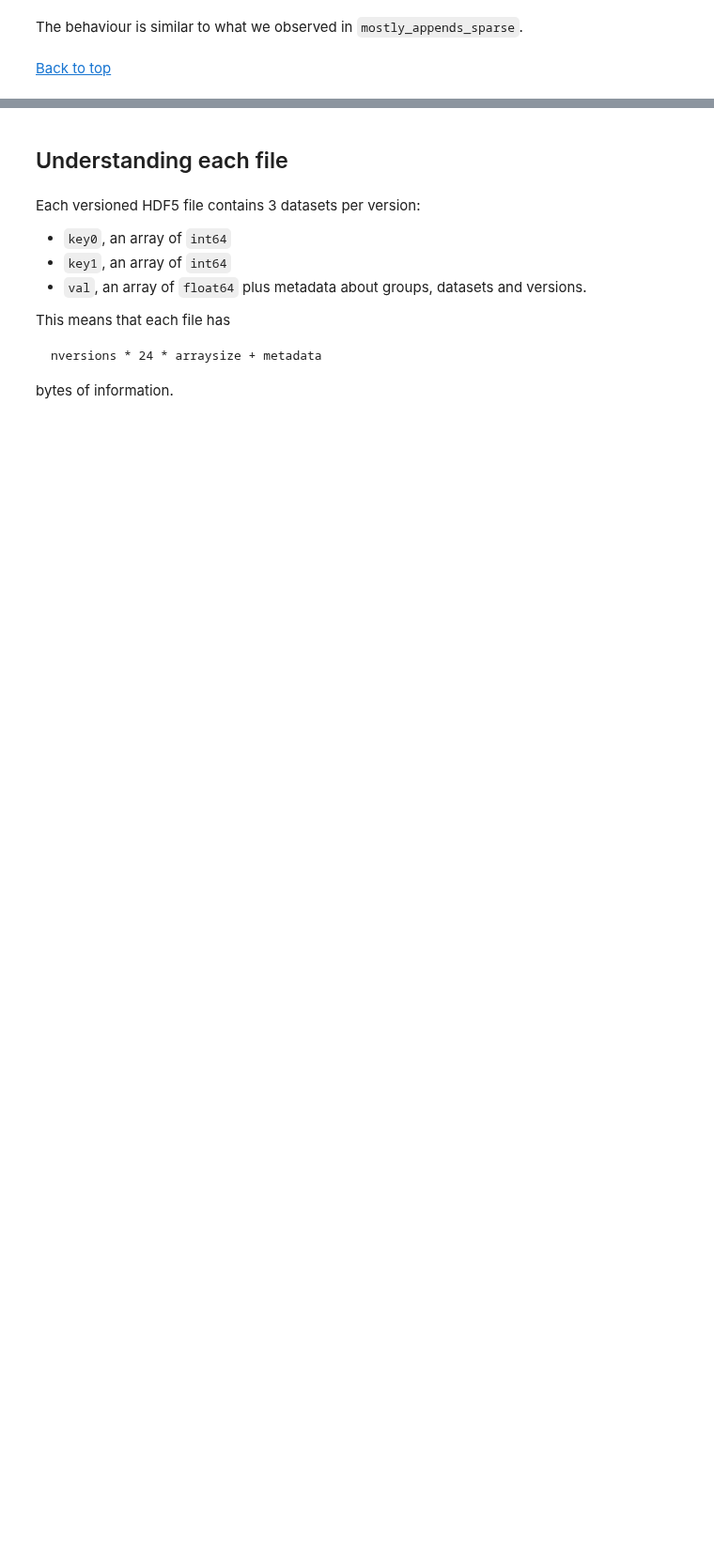
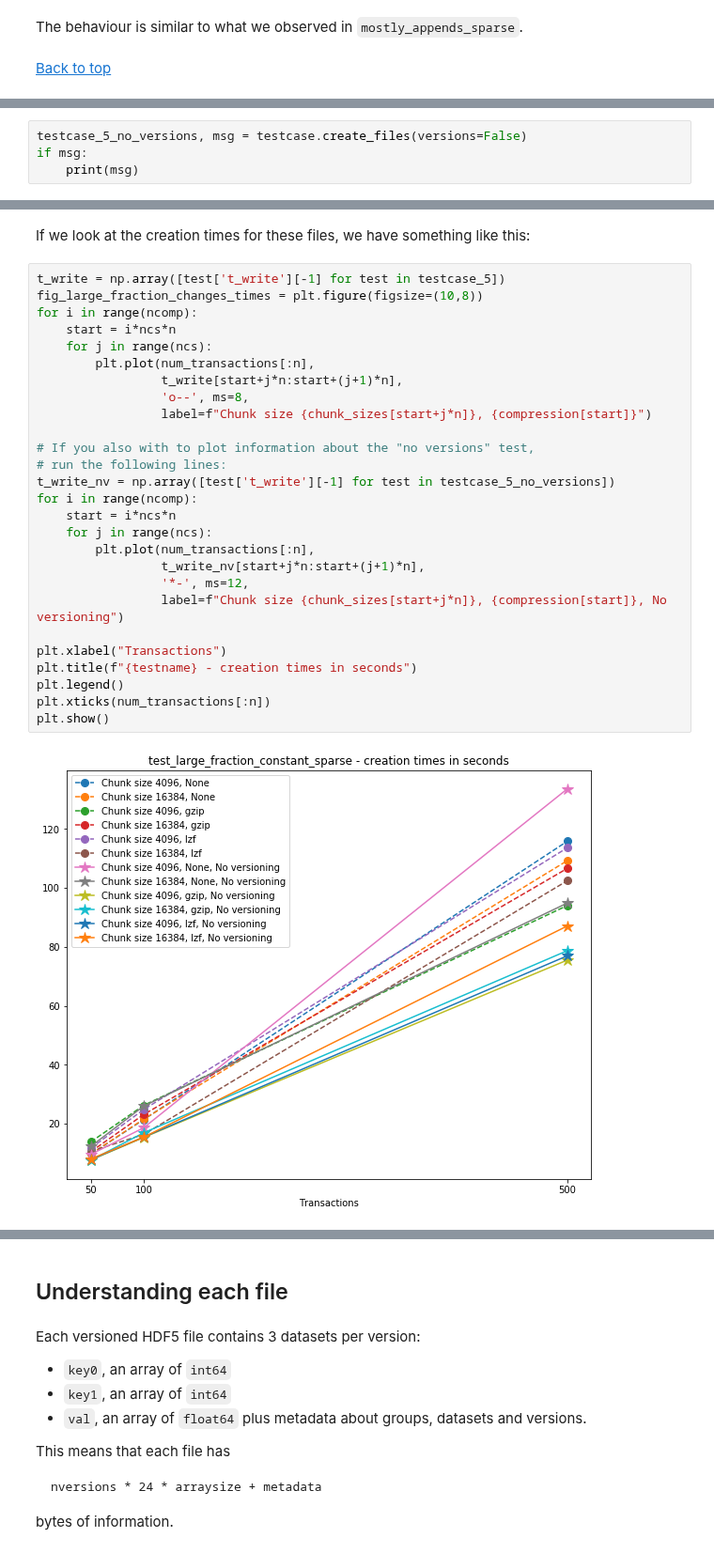
Before and after one commit to deshaw/versioned-hdf5, a Jupyter notebook: analysis/Performance_tests.ipynb, the cells around one changed output, grey strips where cells are left out. Shown at 94% size. Cells and saved outputs as stored; diff of their text form; blank space fills up the shorter version.

```diff
--- a/analysis/Performance_tests.ipynb
+++ b/analysis/Performance_tests.ipynb
@@ -1118,0 +992,4 @@ The behaviour is similar to what we observed in `mostly_appends_sparse`.
+# %%
+testcase_5_no_versions, msg = testcase.create_files(versions=False)
+if msg:
+    print(msg)
@@ -1118,0 +1144,31 @@ The behaviour is similar to what we observed in `mostly_appends_sparse`.
+# %% [markdown]
+If we look at the creation times for these files, we have something like this:
+# %%
+t_write = np.array([test['t_write'][-1] for test in testcase_5])
+fig_large_fraction_changes_times = plt.figure(figsize=(10,8))
+for i in range(ncomp):
+    start = i*ncs*n
+    for j in range(ncs):
+        plt.plot(num_transactions[:n],
+                 t_write[start+j*n:start+(j+1)*n],
+                 'o--', ms=8,
+                 label=f"Chunk size {chunk_sizes[start+j*n]}, {compression[start]}")
+
+# If you also with to plot information about the "no versions" test,
+# run the following lines:
+t_write_nv = np.array([test['t_write'][-1] for test in testcase_5_no_versions])
+for i in range(ncomp):
+    start = i*ncs*n
+    for j in range(ncs):
+        plt.plot(num_transactions[:n],
+                 t_write_nv[start+j*n:start+(j+1)*n],
+                 '*-', ms=12,
+                 label=f"Chunk size {chunk_sizes[start+j*n]}, {compression[start]}, No versioning")
+
+plt.xlabel("Transactions")
+plt.title(f"{testname} - creation times in seconds")
+plt.legend()
+plt.xticks(num_transactions[:n])
+plt.show()
+# %% [output]
+[figure, added]
```
Also changed, not shown: parts of 62 cells of this notebook, 2 other files.
